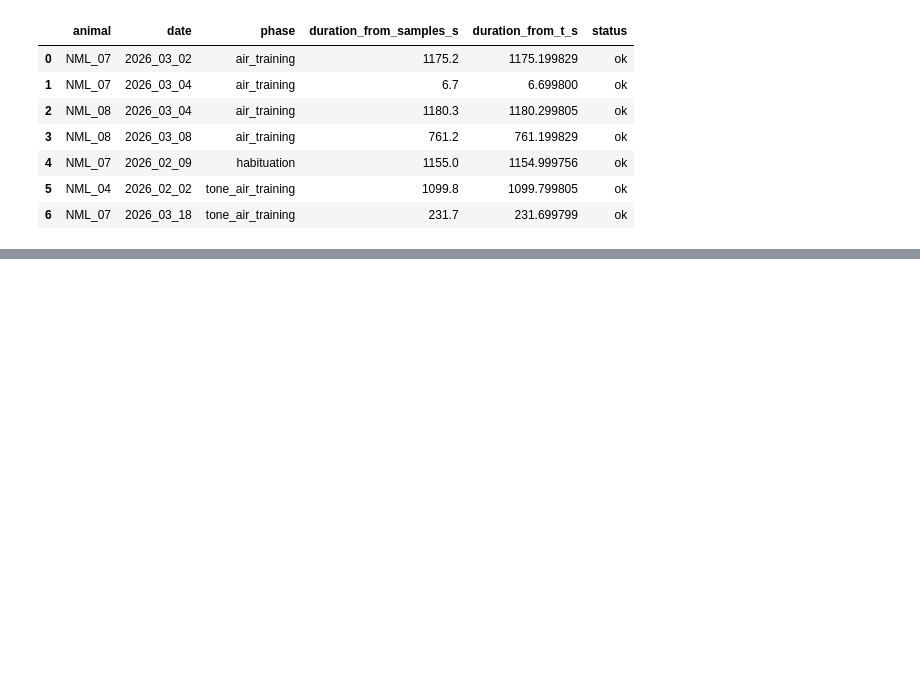
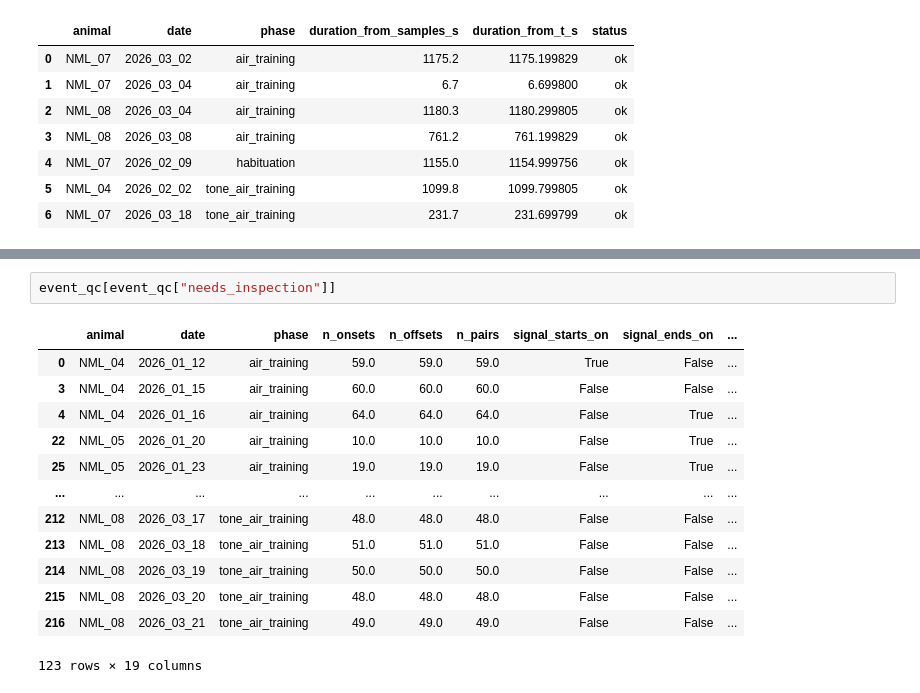
Before and after one commit to neuromomentumlab/Classical_Conditioning_Air_Wheel, a Jupyter notebook: Python/notebooks/qc_encoder_signal.ipynb, the cells around one changed output, grey strips where cells are left out. Saved outputs shown, nothing was run; the diff lists cells and outputs as text; blank space fills up the shorter version.

```diff
--- a/Python/notebooks/qc_encoder_signal.ipynb
+++ b/Python/notebooks/qc_encoder_signal.ipynb
@@ -112,0 +137,16 @@ short_sessions[
+# %%
+event_qc[event_qc["needs_inspection"]]
+# %% [output]
+|  | animal | date | phase | n_onsets | n_offsets | n_pairs | signal_starts_on | signal_ends_on | ... |
+| 0 | NML_04 | 2026_01_12 | air_training | 59.0 | 59.0 | 59.0 | True | False | ... |
+| 3 | NML_04 | 2026_01_15 | air_training | 60.0 | 60.0 | 60.0 | False | False | ... |
+| 4 | NML_04 | 2026_01_16 | air_training | 64.0 | 64.0 | 64.0 | False | True | ... |
+| 22 | NML_05 | 2026_01_20 | air_training | 10.0 | 10.0 | 10.0 | False | True | ... |
+| 25 | NML_05 | 2026_01_23 | air_training | 19.0 | 19.0 | 19.0 | False | True | ... |
+| ... | ... | ... | ... | ... | ... | ... | ... | ... | ... |
+| 212 | NML_08 | 2026_03_17 | tone_air_training | 48.0 | 48.0 | 48.0 | False | False | ... |
+| 213 | NML_08 | 2026_03_18 | tone_air_training | 51.0 | 51.0 | 51.0 | False | False | ... |
+| 214 | NML_08 | 2026_03_19 | tone_air_training | 50.0 | 50.0 | 50.0 | False | False | ... |
+| 215 | NML_08 | 2026_03_20 | tone_air_training | 48.0 | 48.0 | 48.0 | False | False | ... |
+| 216 | NML_08 | 2026_03_21 | tone_air_training | 49.0 | 49.0 | 49.0 | False | False | ... |
+123 rows × 19 columns
```
Also changed, not shown: parts of 6 cells of this notebook, 2 other files.
